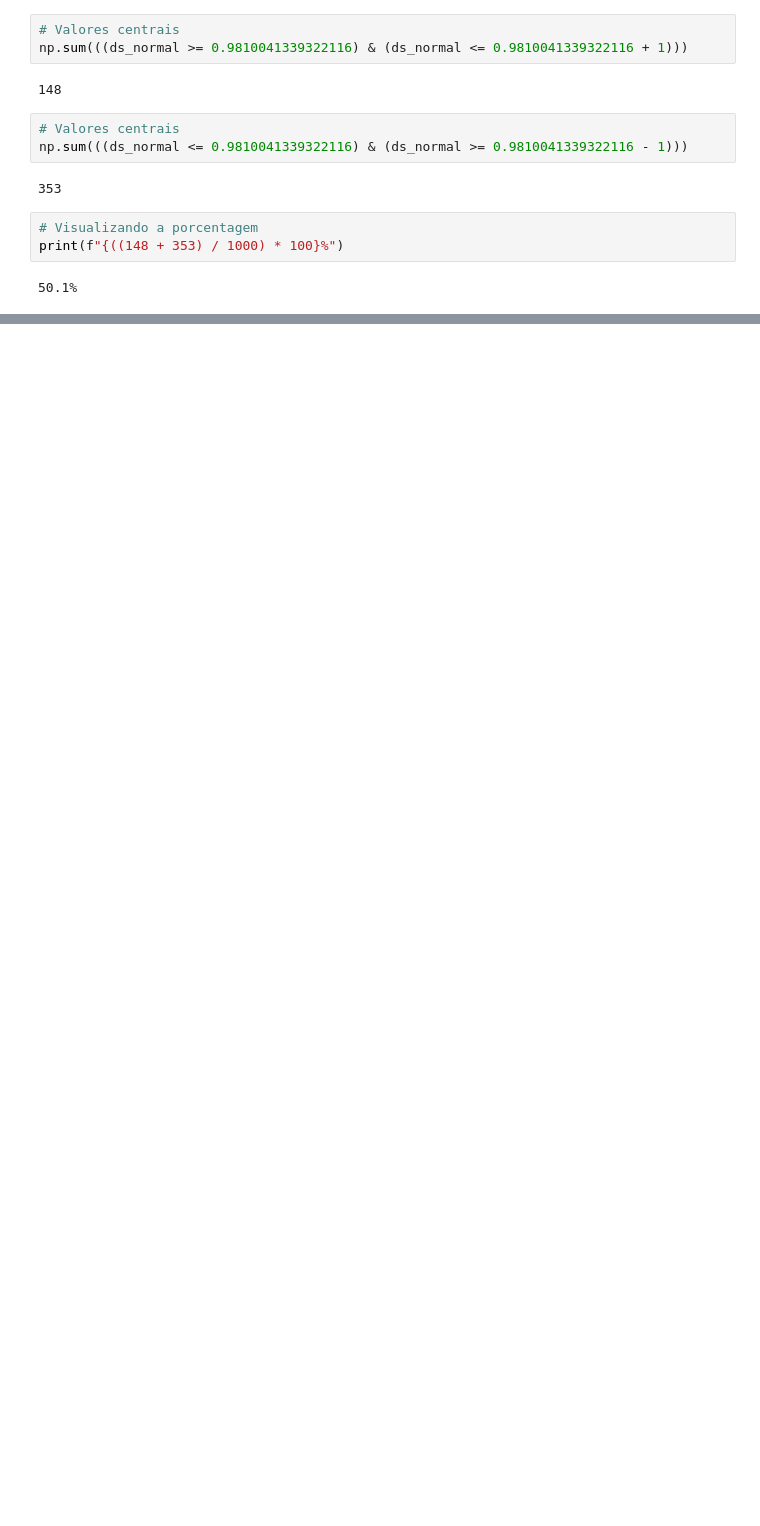
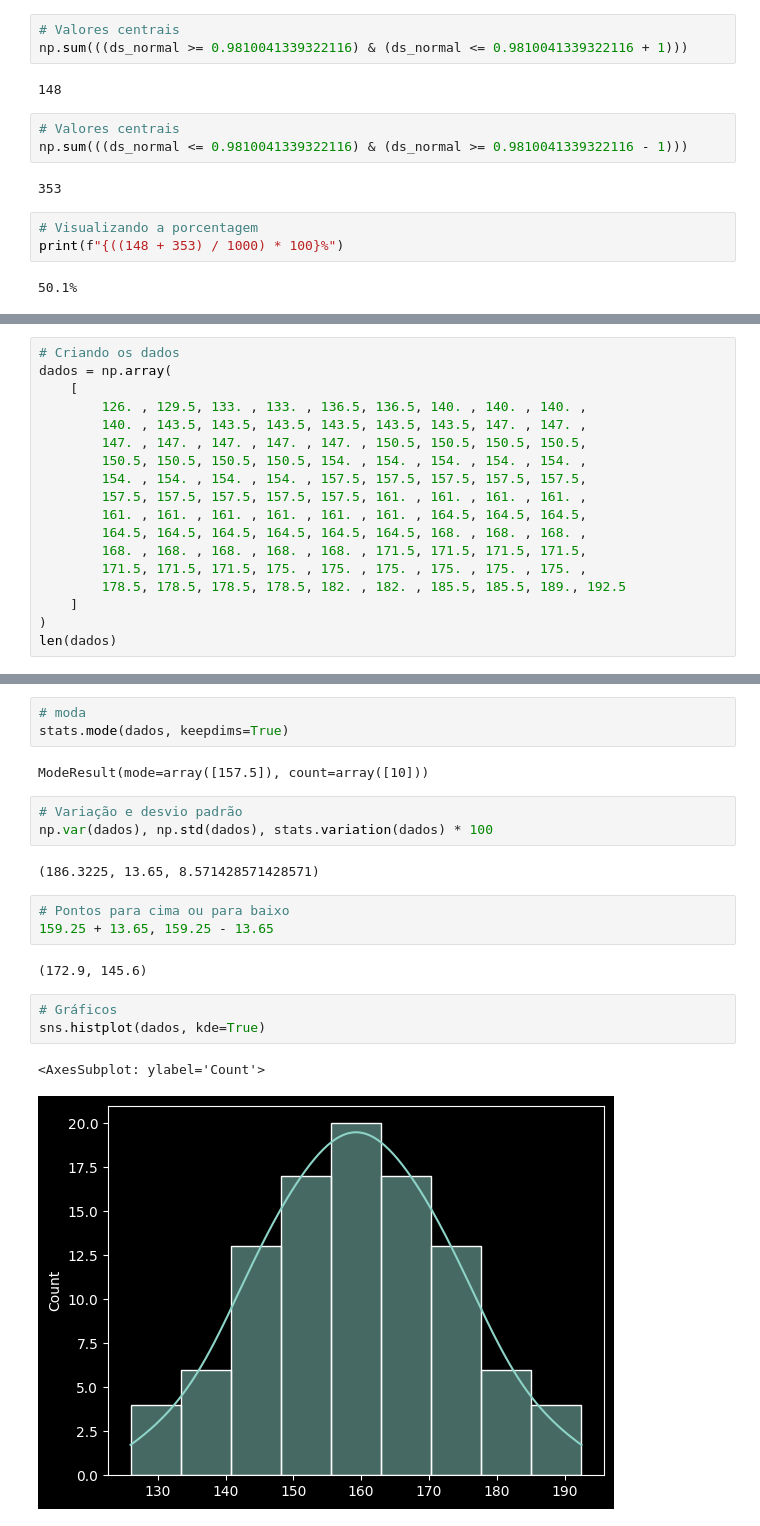
Before and after one commit to Joao-Inacio/Statistics_for-Data_Science, a Jupyter notebook: Distribuições_Estatisticas/Distribuicoes.ipynb, the cells around one changed output, grey strips where cells are left out. Saved outputs shown, nothing was run; the diff lists cells and outputs as text; blank space fills up the shorter version.

```diff
--- a/Distribuições_Estatisticas/Distribuicoes.ipynb
+++ b/Distribuições_Estatisticas/Distribuicoes.ipynb
@@ -48,0 +51,18 @@ print(f"{((148 + 353) / 1000) * 100}%")
+# %%
+# Criando os dados
+dados = np.array(
+    [
+        126. , 129.5, 133. , 133. , 136.5, 136.5, 140. , 140. , 140. ,
+        140. , 143.5, 143.5, 143.5, 143.5, 143.5, 143.5, 147. , 147. ,
+        147. , 147. , 147. , 147. , 147. , 150.5, 150.5, 150.5, 150.5,
+        150.5, 150.5, 150.5, 150.5, 154. , 154. , 154. , 154. , 154. ,
+        154. , 154. , 154. , 154. , 157.5, 157.5, 157.5, 157.5, 157.5,
+        157.5, 157.5, 157.5, 157.5, 157.5, 161. , 161. , 161. , 161. ,
+        161. , 161. , 161. , 161. , 161. , 161. , 164.5, 164.5, 164.5,
+        164.5, 164.5, 164.5, 164.5, 164.5, 164.5, 168. , 168. , 168. ,
+        168. , 168. , 168. , 168. , 168. , 171.5, 171.5, 171.5, 171.5,
+        171.5, 171.5, 171.5, 175. , 175. , 175. , 175. , 175. , 175. ,
+        178.5, 178.5, 178.5, 178.5, 182. , 182. , 185.5, 185.5, 189., 192.5
+    ]
+)
+len(dados)
@@ -48,0 +86,21 @@ print(f"{((148 + 353) / 1000) * 100}%")
+# %%
+# moda
+stats.mode(dados, keepdims=True)
+# %% [output]
+ModeResult(mode=array([157.5]), count=array([10]))
+# %%
+# Variação e desvio padrão
+np.var(dados), np.std(dados), stats.variation(dados) * 100
+# %% [output]
+(186.3225, 13.65, 8.571428571428571)
+# %%
+# Pontos para cima ou para baixo
+159.25 + 13.65, 159.25 - 13.65
+# %% [output]
+(172.9, 145.6)
+# %%
+# Gráficos
+sns.histplot(dados, kde=True)
+# %% [output]
+<AxesSubplot: ylabel='Count'>
+[figure, added]
```
Also changed, not shown: parts of 5 cells of this notebook.
